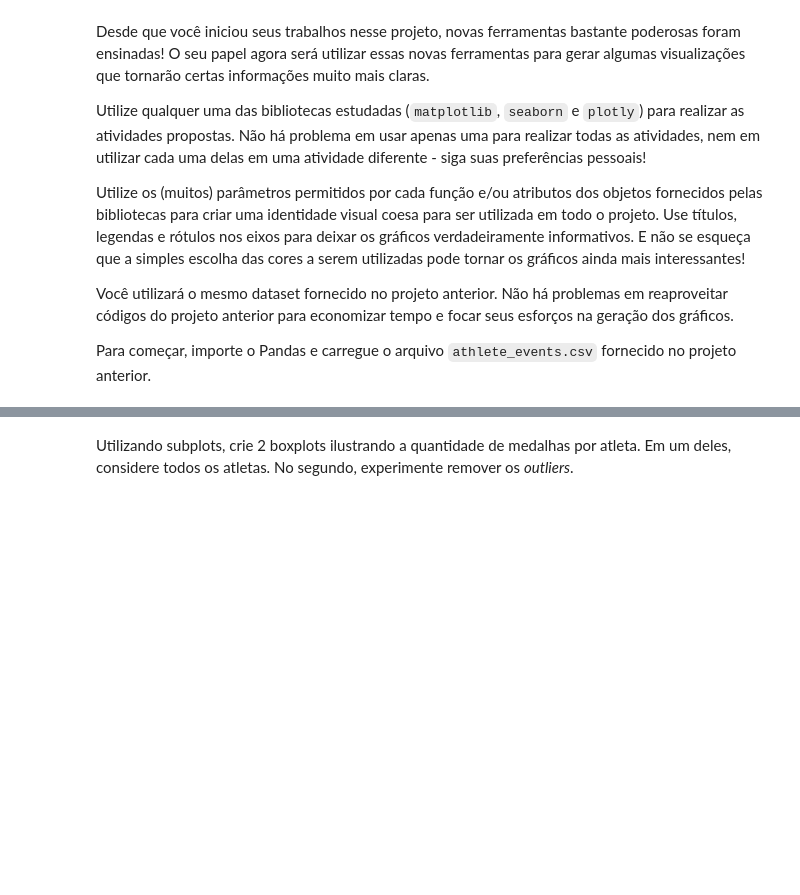
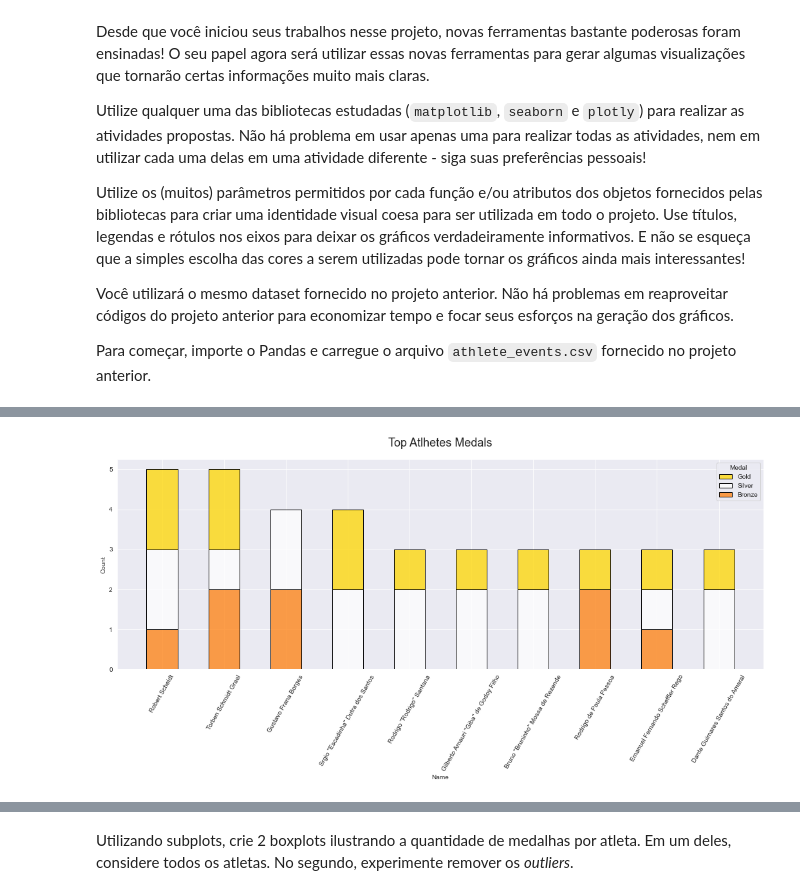
Before and after one commit to baiochi/LetsCode, a Jupyter notebook: Modulo 3 - Biblioteca e APIs/Projetos/Dataviz.ipynb, the cells around one changed output, grey strips where cells are left out. Saved outputs shown, nothing was run; the diff lists cells and outputs as text; code cells hidden in the pictures; blank space fills up the shorter version.

```diff
--- a/Modulo 3 - Biblioteca e APIs/Projetos/Dataviz.ipynb
+++ b/Modulo 3 - Biblioteca e APIs/Projetos/Dataviz.ipynb
@@ -51,0 +72,22 @@ Filtre o DataFrame original para conter apenas informações sobre os **medalhis
+# %%
+# ranking medals by atlhetes in a pivot table
+total_medals = br_medals_df.groupby('Name')['Medal'].value_counts().rename('Amount').unstack()
+# reoorder columns
+total_medals = total_medals[['Gold','Silver','Bronze']]
+# create a temp column for total medals and order by atlhetes with more medals
+total_medals = total_medals.assign(Total=total_medals.sum(axis=1)).sort_values('Total', ascending=False).drop('Total',axis=1).stack().reset_index()
+# filter data with only the best 10 atlhetes
+top_atlhetes = total_medals[total_medals['Name'].isin(total_medals.drop_duplicates(subset=['Name'])['Name'][:10].to_list())].rename(columns={0:'Count'})
+#top_atlhetes.head(7)
+# %%
+_, ax = plt.subplots(figsize=(18, 6))
+# Create a stacked bar chart with histogram plot
+sns.histplot(top_atlhetes, x='Name', hue='Medal', weights='Count',
+            multiple='stack', edgecolor = "black",
+            palette={'Bronze':'tab:orange','Silver':'white','Gold':'gold'}, shrink=0.5)
+ax.set_title('Top Atlhetes Medals', fontsize=18, pad=20)
+ax.set_ylabel('Count')
+ax.set_xticklabels(top_atlhetes['Name'].unique().tolist(), rotation=60)
+ax.get_legend().set_bbox_to_anchor((1, 1))
+# %% [output]
+[figure, added]
```
Also changed, not shown: parts of 39 cells of this notebook, 1 other file.
